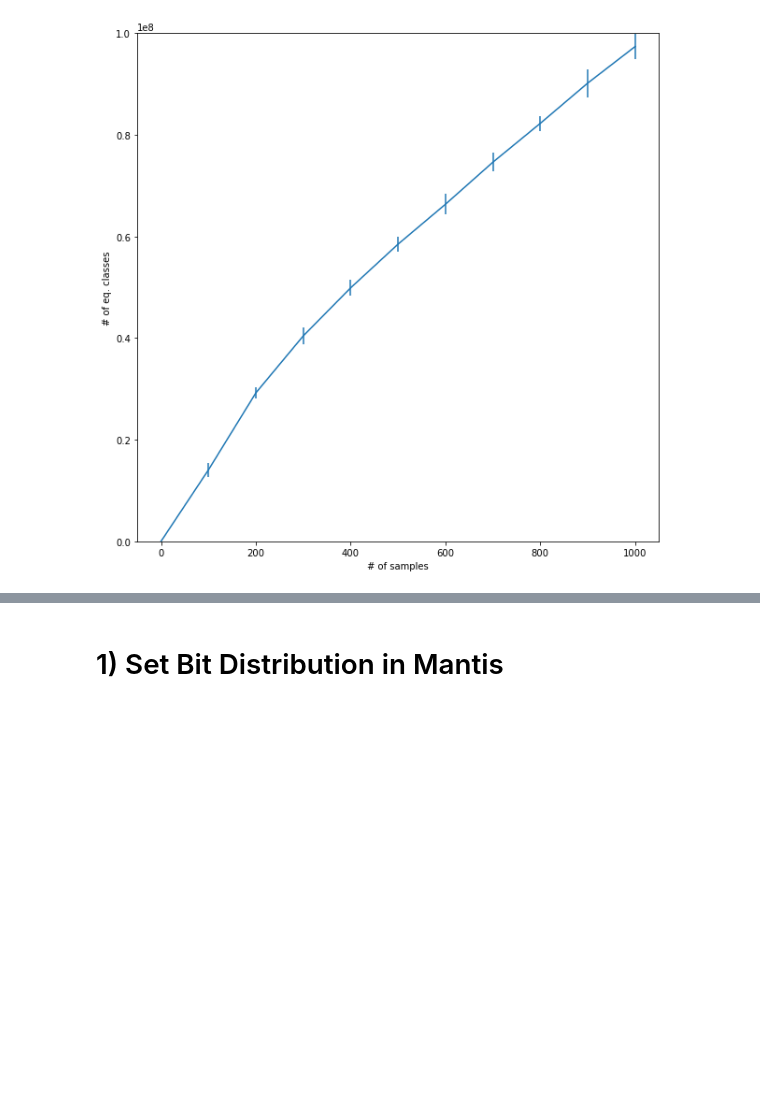
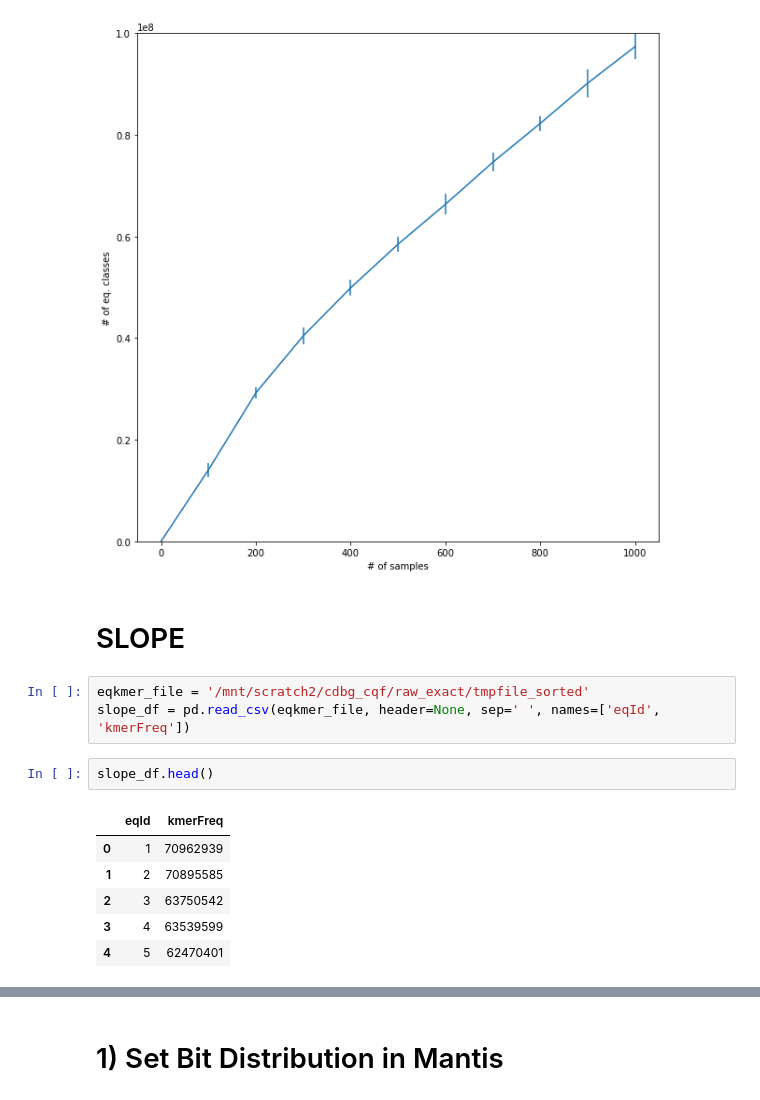
Before and after one commit to fataltes/quickNBs, a Jupyter notebook: mantis.ipynb, the cells around one changed output, grey strips where cells are left out. Saved outputs shown, nothing was run; the diff lists cells and outputs as text; blank space fills up the shorter version.

```diff
--- a/mantis.ipynb
+++ b/mantis.ipynb
@@ -55,3 +57,17 @@ plt.ylabel('# of eq. classes')
 # %% [output]
 <matplotlib.text.Text at 0x...>
 [figure]
+# %% [markdown]
+# SLOPE
+# %%
+eqkmer_file = '/mnt/scratch2/cdbg_cqf/raw_exact/tmpfile_sorted'
+slope_df = pd.read_csv(eqkmer_file, header=None, sep=' ', names=['eqId', 'kmerFreq'])
+# %%
+slope_df.head()
+# %% [output]
+|  | eqId | kmerFreq |
+| 0 | 1 | 70962939 |
+| 1 | 2 | 70895585 |
+| 2 | 3 | 63750542 |
+| 3 | 4 | 63539599 |
+| 4 | 5 | 62470401 |
```
Also changed, not shown: parts of 6 cells of this notebook, 1 other file.
